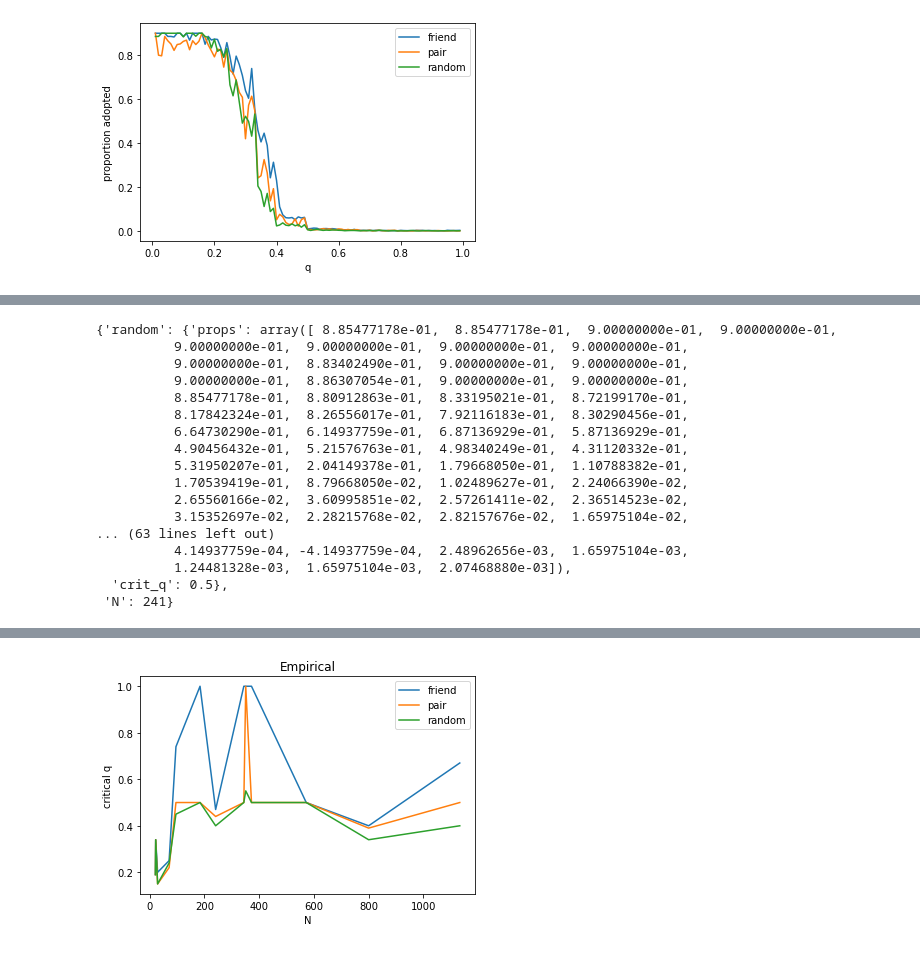
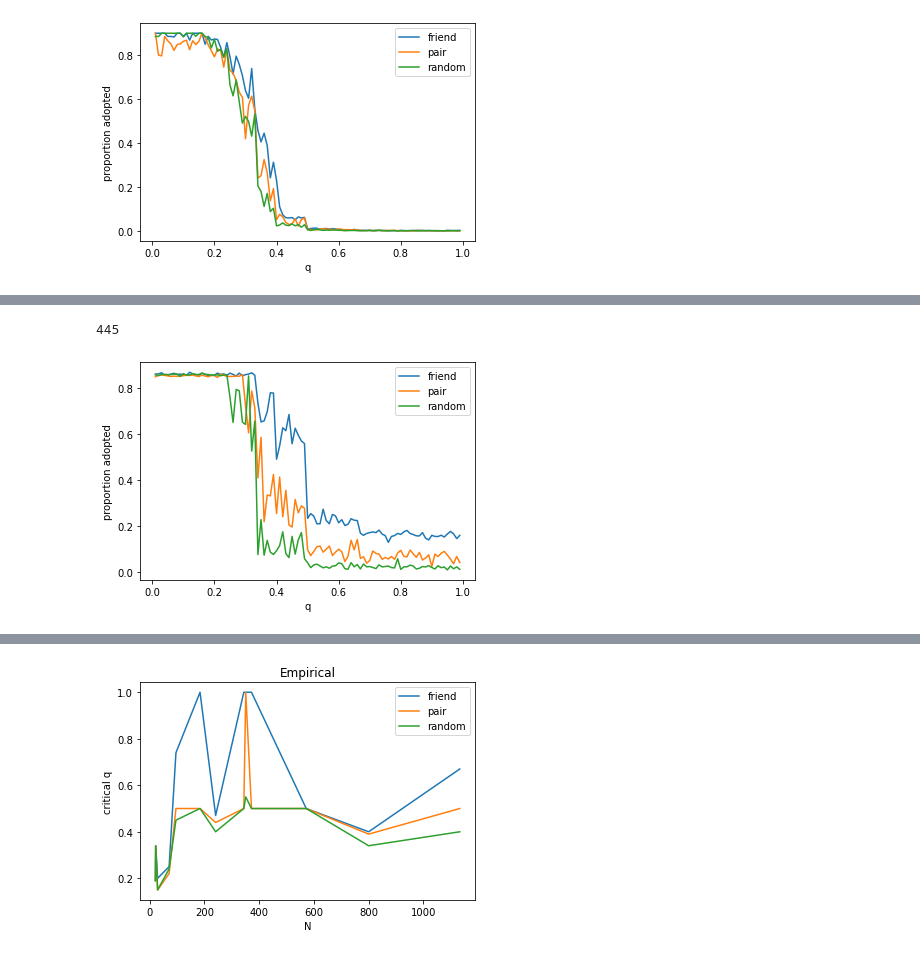
Before and after one commit to rajan-shankar/Seeding-in-Social-Networks, a Jupyter notebook: Untitled.ipynb, the cells around one changed output, grey strips where cells are left out. Cells and saved outputs as stored; diff of their text form; code cells hidden in the pictures.

Commit message:
figure 11 update

```diff
--- a/Untitled.ipynb
+++ b/Untitled.ipynb
@@ -54,20 +28,14 @@ data.to_csv("figure_11.csv")
-# %%
-empirical_networks['physician_trust']
-# %% [output]
-{'random': {'props': array([ 8.85477178e-01,  8.85477178e-01,  9.00000000e-01,  9.00000000e-01,
-          9.00000000e-01,  9.00000000e-01,  9.00000000e-01,  9.00000000e-01,
-          9.00000000e-01,  8.83402490e-01,  9.00000000e-01,  9.00000000e-01,
-          9.00000000e-01,  8.86307054e-01,  9.00000000e-01,  9.00000000e-01,
-          8.85477178e-01,  8.80912863e-01,  8.33195021e-01,  8.72199170e-01,
-          8.17842324e-01,  8.26556017e-01,  7.92116183e-01,  8.30290456e-01,
-          6.64730290e-01,  6.14937759e-01,  6.87136929e-01,  5.87136929e-01,
-          4.90456432e-01,  5.21576763e-01,  4.98340249e-01,  4.31120332e-01,
-          5.31950207e-01,  2.04149378e-01,  1.79668050e-01,  1.10788382e-01,
-          1.70539419e-01,  8.79668050e-02,  1.02489627e-01,  2.24066390e-02,
-          2.65560166e-02,  3.60995851e-02,  2.57261411e-02,  2.36514523e-02,
-          3.15352697e-02,  2.28215768e-02,  2.82157676e-02,  1.65975104e-02,
-... (63 lines left out)
-          4.14937759e-04, -4.14937759e-04,  2.48962656e-03,  1.65975104e-03,
-          1.24481328e-03,  1.65975104e-03,  2.07468880e-03]),
-  'crit_q': 0.5},
- 'N': 241}
+# %%
+empirical_networks['aves-weaver-social']["N"]
+# %% [output]
+445
+# %%
+plt.plot(qs, empirical_networks['webkb-wisc']['friend']['props'], label="friend")
+plt.plot(qs, empirical_networks['webkb-wisc']['pair']['props'], label="pair")
+plt.plot(qs, empirical_networks['webkb-wisc']['random']['props'], label="random")
+plt.xlabel("q")
+plt.ylabel("proportion adopted")
+plt.legend()
+plt.show()
+# %% [output]
+[figure, added]
```
Also changed, not shown: parts of 8 cells of this notebook, 1 other file.
